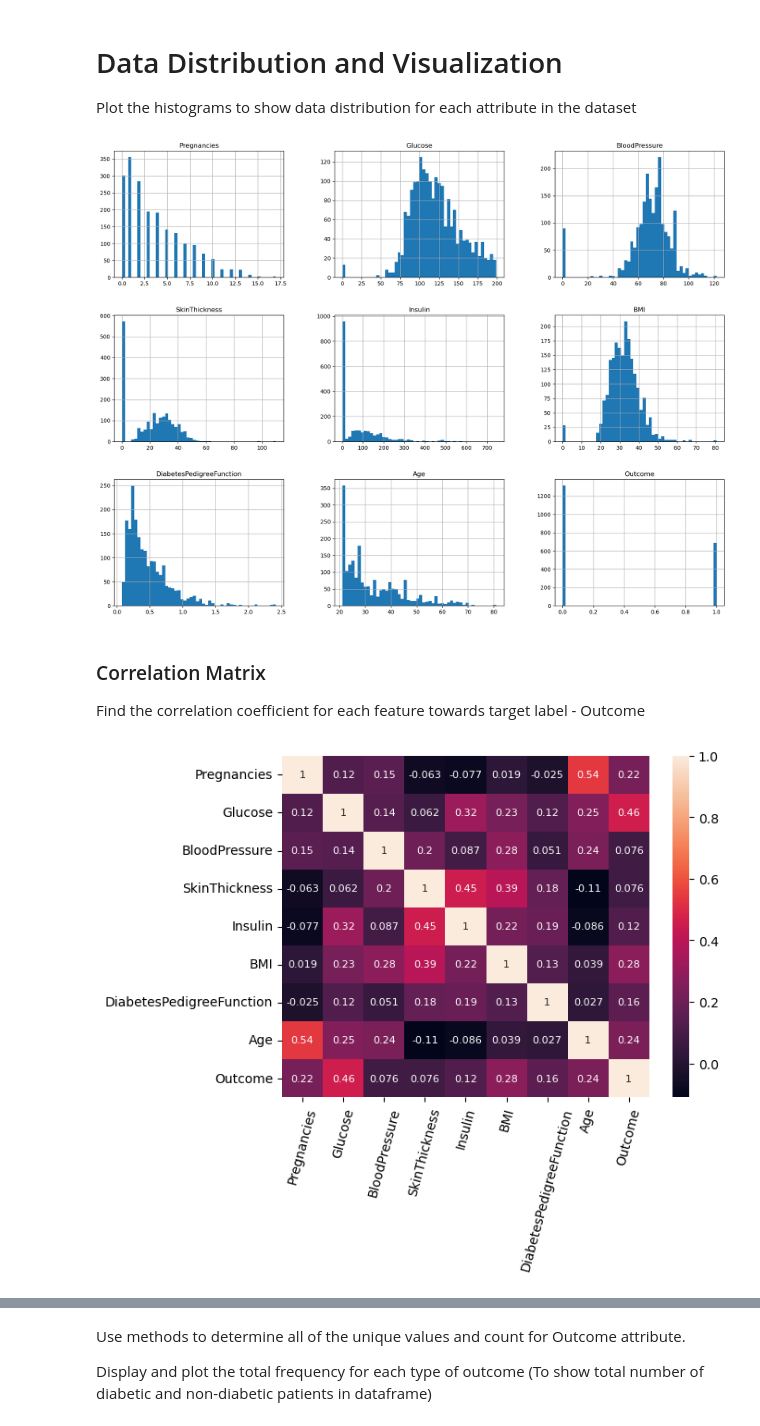
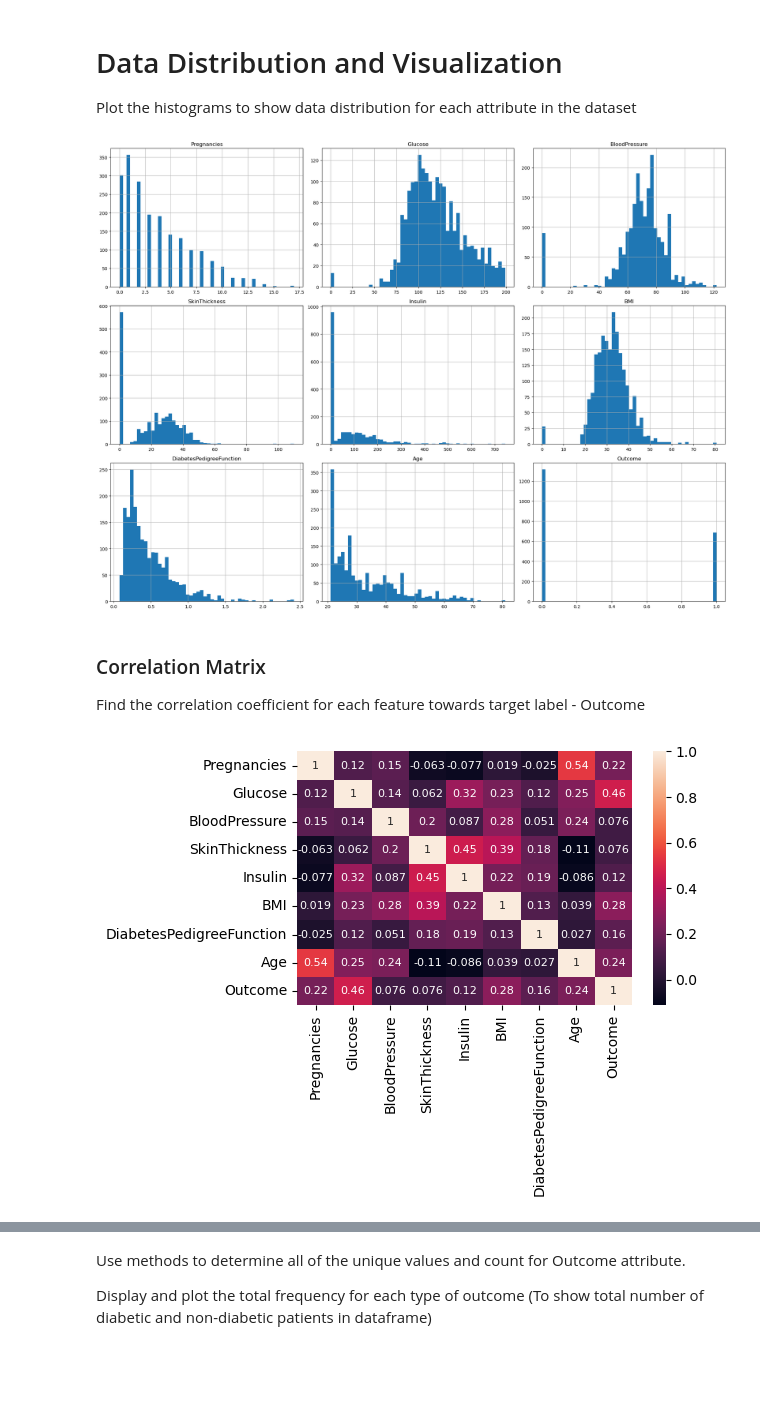
Before and after one commit to csci595-research-lit-spring-2024/595-class-project-spring-2024-Vyshnavi-sanikommu, a Jupyter notebook: notebooks/research_project.ipynb, the cells around one changed output, grey strips where cells are left out. Saved outputs shown, nothing was run; the diff lists cells and outputs as text; code cells hidden in the pictures; blank space fills up the shorter version.

```diff
--- a/notebooks/research_project.ipynb
+++ b/notebooks/research_project.ipynb
@@ -100,14 +121,19 @@ dtype: int64
 Plot the histograms to show data distribution for each attribute in the dataset
 # %%
 data.hist(bins=50, figsize=(20,15));
+#sns.histplot(data.values.flatten(), bins=50, kde=True)
+plt.tight_layout()
+plt.savefig('../reports/figures/data_attr_distribution.pdf', dpi=600)
 # %% [output]
-[figure, old version]
+[figure, new version]
 # %% [markdown]
 ### Correlation Matrix
 
 Find the correlation coefficient for each feature towards target label - Outcome
 # %%
 sns.heatmap(data.corr(), annot=True, annot_kws={"size": 8})
-plt.xticks(rotation=75);
+plt.xticks(rotation=90);
+plt.tight_layout()
+plt.savefig('../reports/figures/data_correlation.pdf', dpi=600)
 # %% [output]
-[figure, old version]
+[figure, new version]
```
Also changed, not shown: parts of 8 cells of this notebook, 11 other files.
